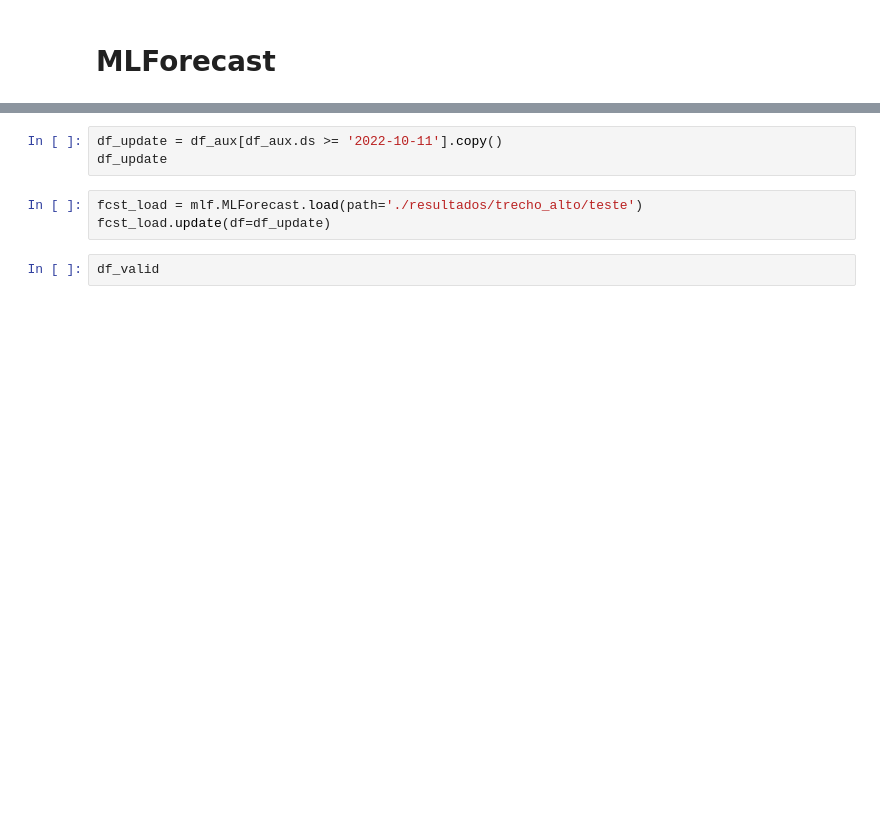
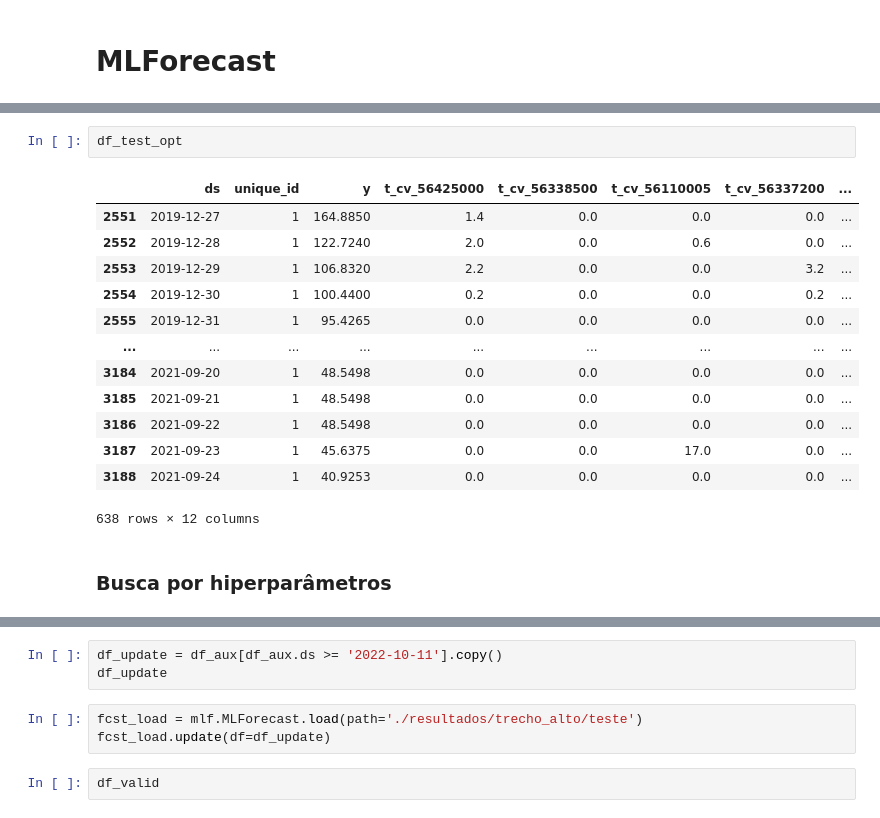
Before and after one commit to wasf84/pgmc-mestrado, a Jupyter notebook: dissertacao/bacia_rio_doce/alto_doce.ipynb, the cells around one changed output, grey strips where cells are left out. Drawn from its saved outputs; the diff is of its cells as text; blank space fills up the shorter version.

```diff
--- a/dissertacao/bacia_rio_doce/alto_doce.ipynb
+++ b/dissertacao/bacia_rio_doce/alto_doce.ipynb
@@ -1088,0 +1170,18 @@ for fold, (train_index, test_index) in enumerate(tscv.split(df_aux)):
+# %%
+df_test_opt
+# %% [output]
+|  | ds | unique_id | y | t_cv_56425000 | t_cv_56338500 | t_cv_56110005 | t_cv_56337200 | ... |
+| 2551 | 2019-12-27 | 1 | 164.8850 | 1.4 | 0.0 | 0.0 | 0.0 | ... |
+| 2552 | 2019-12-28 | 1 | 122.7240 | 2.0 | 0.0 | 0.6 | 0.0 | ... |
+| 2553 | 2019-12-29 | 1 | 106.8320 | 2.2 | 0.0 | 0.0 | 3.2 | ... |
+| 2554 | 2019-12-30 | 1 | 100.4400 | 0.2 | 0.0 | 0.0 | 0.2 | ... |
+| 2555 | 2019-12-31 | 1 | 95.4265 | 0.0 | 0.0 | 0.0 | 0.0 | ... |
+| ... | ... | ... | ... | ... | ... | ... | ... | ... |
+| 3184 | 2021-09-20 | 1 | 48.5498 | 0.0 | 0.0 | 0.0 | 0.0 | ... |
+| 3185 | 2021-09-21 | 1 | 48.5498 | 0.0 | 0.0 | 0.0 | 0.0 | ... |
+| 3186 | 2021-09-22 | 1 | 48.5498 | 0.0 | 0.0 | 0.0 | 0.0 | ... |
+| 3187 | 2021-09-23 | 1 | 45.6375 | 0.0 | 0.0 | 17.0 | 0.0 | ... |
+| 3188 | 2021-09-24 | 1 | 40.9253 | 0.0 | 0.0 | 0.0 | 0.0 | ... |
+638 rows × 12 columns
+# %% [markdown]
+### Busca por hiperparâmetros
```
Also changed, not shown: parts of 77 cells of this notebook, 44 other files.
